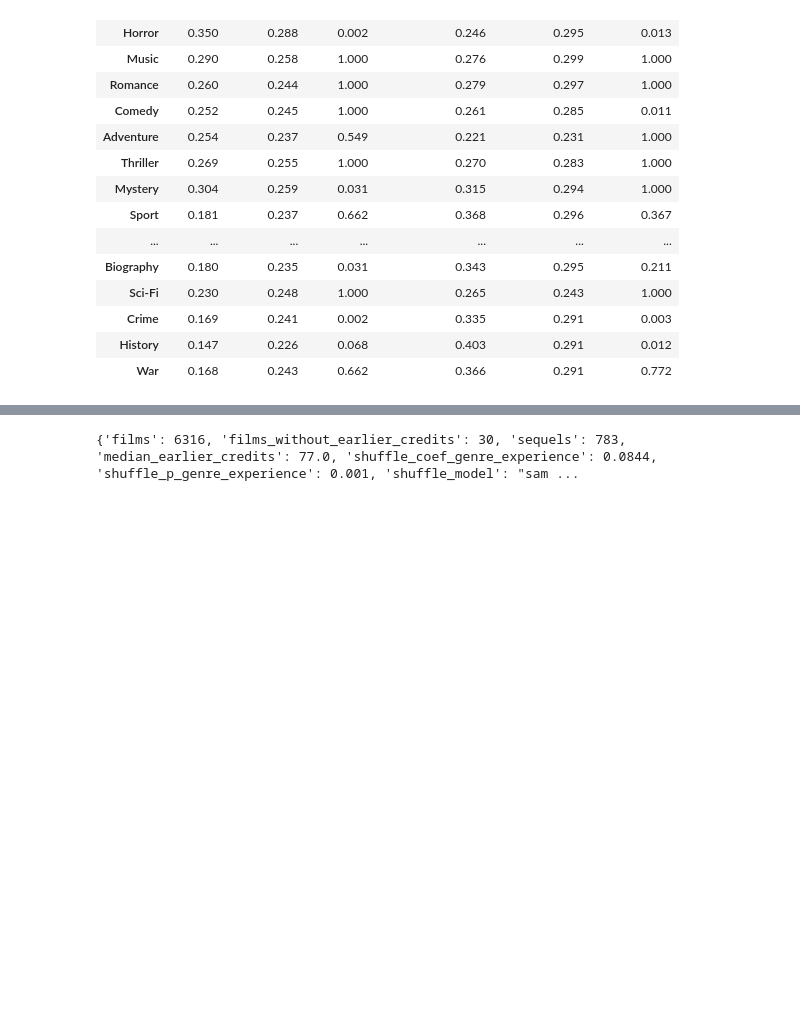
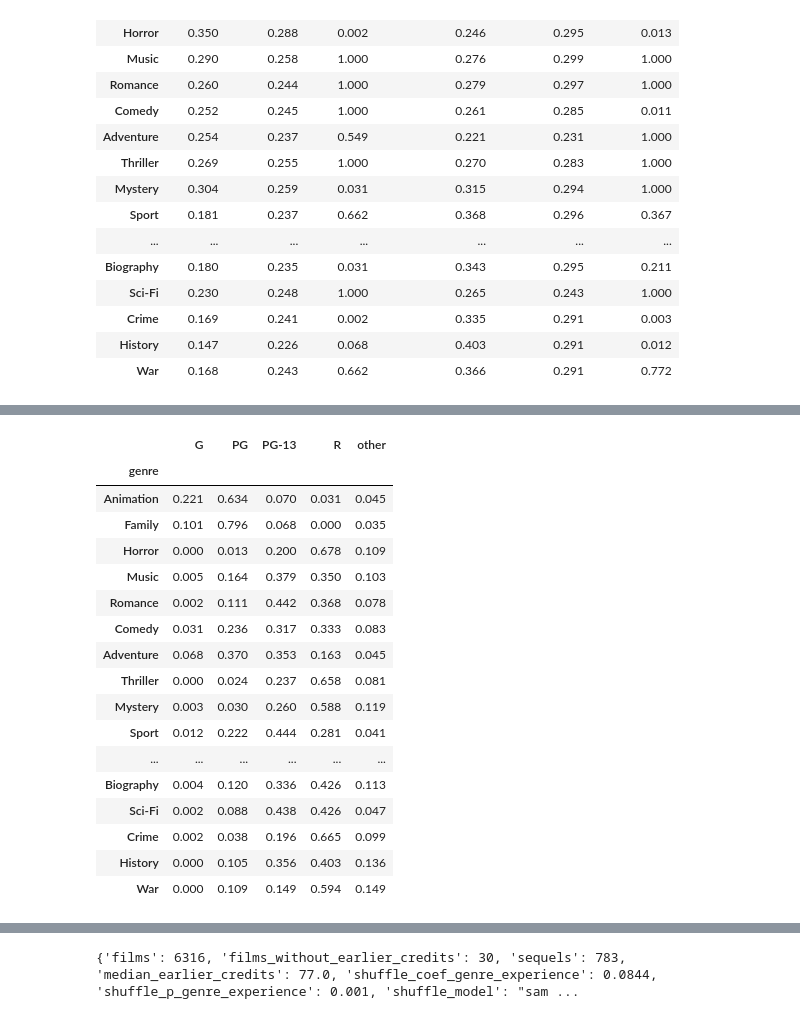
Before and after one commit to angelabuxo/IMDb-movie-success, a Jupyter notebook: notebooks/q1_genre.ipynb, the cells around one changed output, grey strips where cells are left out. Drawn from its saved outputs; the diff is of its cells as text; code cells hidden in the pictures; blank space fills up the shorter version.

```diff
--- a/notebooks/q1_genre.ipynb
+++ b/notebooks/q1_genre.ipynb
@@ -510,0 +620,21 @@ pd.DataFrame({"hit share": h["share"], "hit expected": h["expected"], "hit p_hol
+# %%
+pd.read_csv(TM / "rating_mix_by_genre.csv").set_index("genre").loc[main.sort_values("excess", ascending=False).index]
+# %% [output]
+|  | G | PG | PG-13 | R | other |
+| genre |  |  |  |  |  |
+| Animation | 0.221 | 0.634 | 0.070 | 0.031 | 0.045 |
+| Family | 0.101 | 0.796 | 0.068 | 0.000 | 0.035 |
+| Horror | 0.000 | 0.013 | 0.200 | 0.678 | 0.109 |
+| Music | 0.005 | 0.164 | 0.379 | 0.350 | 0.103 |
+| Romance | 0.002 | 0.111 | 0.442 | 0.368 | 0.078 |
+| Comedy | 0.031 | 0.236 | 0.317 | 0.333 | 0.083 |
+| Adventure | 0.068 | 0.370 | 0.353 | 0.163 | 0.045 |
+| Thriller | 0.000 | 0.024 | 0.237 | 0.658 | 0.081 |
+| Mystery | 0.003 | 0.030 | 0.260 | 0.588 | 0.119 |
+| Sport | 0.012 | 0.222 | 0.444 | 0.281 | 0.041 |
+| ... | ... | ... | ... | ... | ... |
+| Biography | 0.004 | 0.120 | 0.336 | 0.426 | 0.113 |
+| Sci-Fi | 0.002 | 0.088 | 0.438 | 0.426 | 0.047 |
+| Crime | 0.002 | 0.038 | 0.196 | 0.665 | 0.099 |
+| History | 0.000 | 0.105 | 0.356 | 0.403 | 0.136 |
+| War | 0.000 | 0.109 | 0.149 | 0.594 | 0.149 |
```
Also changed, not shown: parts of 22 cells of this notebook, 13 other files.
